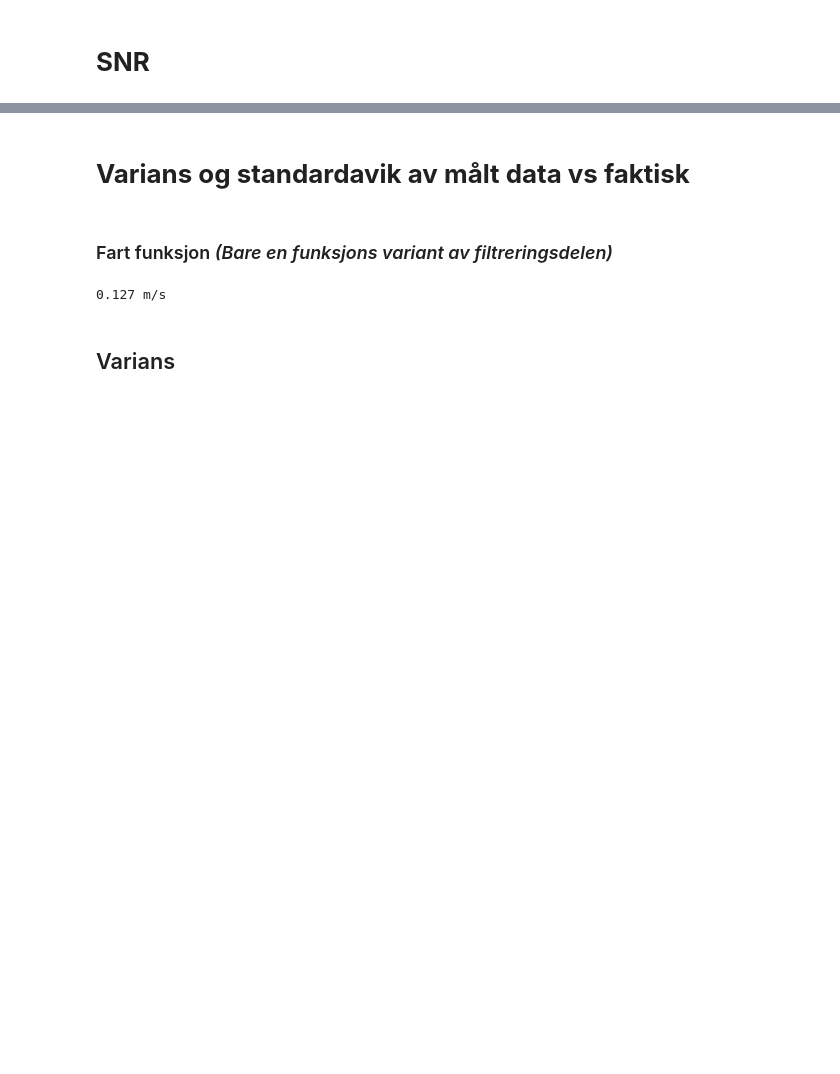
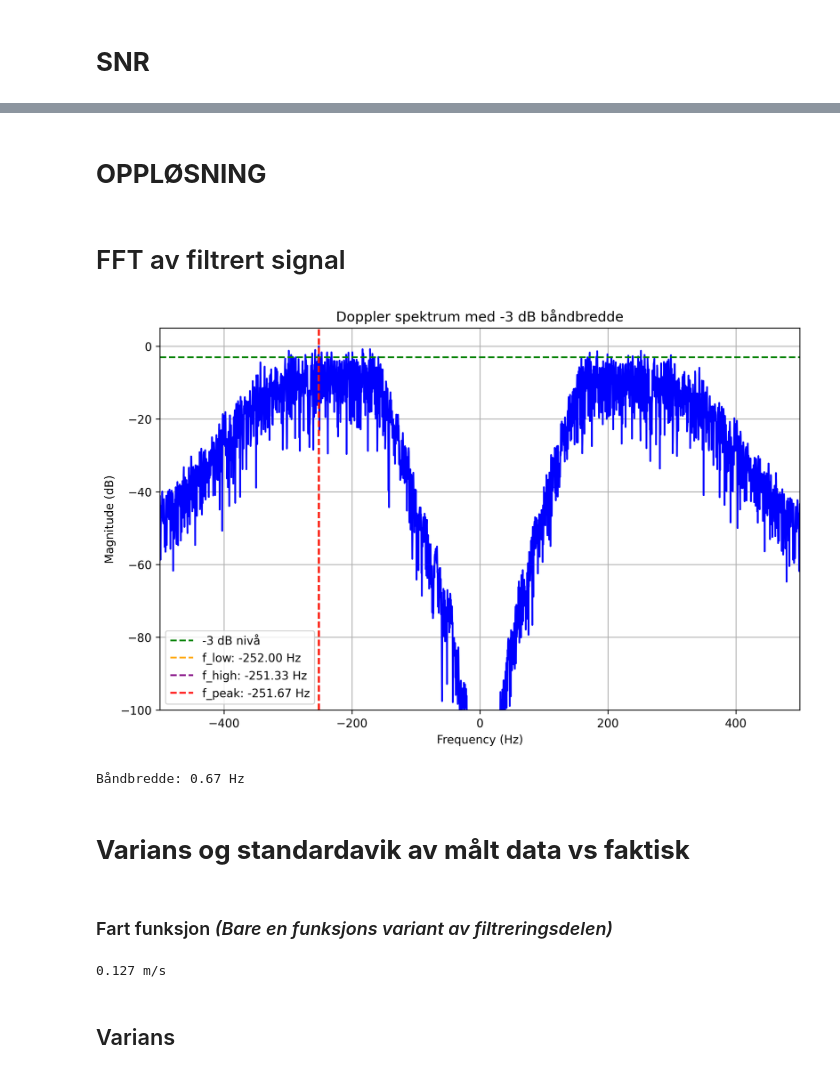
Before and after one commit to FoggyPopcorn/TTT4280---Lab, a Jupyter notebook: Lab_4/Plotting_av_data.ipynb, the cells around one changed output, grey strips where cells are left out. Saved outputs shown, nothing was run; the diff lists cells and outputs as text; code cells hidden in the pictures; blank space fills up the shorter version.

```diff
--- a/Lab_4/Plotting_av_data.ipynb
+++ b/Lab_4/Plotting_av_data.ipynb
@@ -529,4 +529,80 @@ Støygulv etter filtrering: -96.50 dB
 Signalstyrke etter filtrering: 0.00 dB
+# %% [markdown]
+# **OPPLØSNING**
+# %%
+import numpy as np
+import matplotlib.pyplot as plt
+from IPython.display import display, HTML
+
+def calculate_bandwidth_from_fft(S, freq):
+    """
+    Beregn båndbredden på -3 dB rundt peak fra et allerede beregnet FFT-signal.
+
+    Parametere:
+    - S: FFT-signalet (komplekse verdier)
+    - freq: Frekvensaksen som tilsvarer FFT-signalet
+
+    Returnerer:
+    - bandwidth: Båndbredden på -3 dB rundt peak
+    - f_low: Laveste frekvens over -3 dB
+    - f_high: Høyeste frekvens over -3 dB
+    """
+    # -------------------------
+    # 1. Beregn spektrum i dB
+    # -------------------------
+    S_db = 20 * np.log10(np.abs(S) + 1e-12)
+    idx_peak = np.argmax(S_db)
+    f_peak = freq[idx_peak]
+
+    # -------------------------
+    # 2. Finn -3 dB nivå
+    # -------------------------
+    peak_value = S_db[idx_peak]
+    threshold = peak_value - 3  # -3 dB nivå
+
+
+    # Finn -3 dB punktene rett ved peak
+    # Søker til venstre for peak
+    for i in range(idx_peak, 0, -1):
+        if S_db[i] < threshold:
+            f_low = freq[i]
+            break
+
+    # Søker til høyre for peak
+    for i in range(idx_peak, len(S_db)):
+        if S_db[i] < threshold:
+            f_high = freq[i]
+            break
+    # Beregn båndbredden
+    bandwidth = f_high - f_low
+
+    # -------------------------
+    # 3. Plot spektrum med -3 dB nivå
+    # -------------------------
+    display(HTML('<h1>FFT av filtrert signal</h1>'))
+    plt.figure(figsize=(10, 6), dpi=300)
+    plt.plot(freq, S_db - np.max(S_db), color="blue")
+    plt.axhline(-3, color="green", linestyle="--", label="-3 dB nivå")
+    plt.axvline(f_low, color="orange", linestyle="--", label=f"f_low: {f_low:.2f} Hz")
+    plt.axvline(f_high, color="purple", linestyle="--", label=f"f_high: {f_high:.2f} Hz")
+    plt.axvline(f_peak, color="red", linestyle="--", label=f"f_peak: {f_peak:.2f} Hz")
+    plt.xlabel("Frequency (Hz)")
+    plt.ylabel("Magnitude (dB)")
+    plt.title("Doppler spektrum med -3 dB båndbredde")
+    plt.legend()
+    plt.xlim(-500, 500)
+    plt.ylim(-100, 5)
+    plt.grid()
+    plt.show()
+
+    return bandwidth, f_low, f_high
+
+bandwidth, f_low, f_high = calculate_bandwidth_from_fft(S, freq)
+print(f"Båndbredde: {bandwidth:.2f} Hz")
+# %% [output]
+FFT av filtrert signal
+[figure, added]
+Båndbredde: 0.67 Hz
 # %% [markdown]
 # **Varians og standardavik av målt data vs faktisk**
 # %% [markdown]
```
Also changed, not shown: parts of 4 cells of this notebook, 19 other files.
